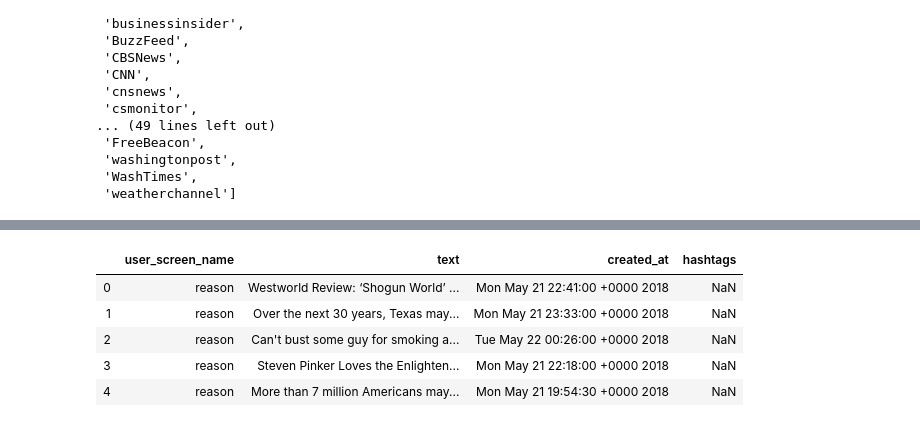
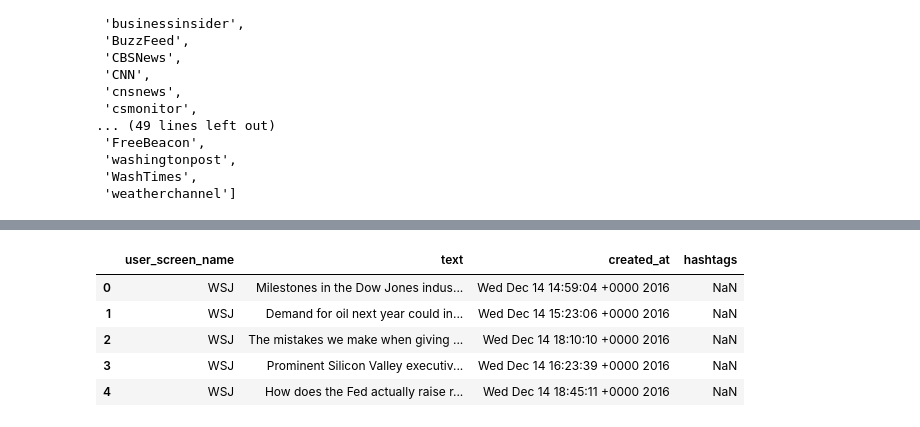
Before and after one commit to zchao3LA/MediaSentiment, a Jupyter notebook: code/MediaFilter.ipynb, the cells around one changed output, grey strips where cells are left out. Saved outputs shown, nothing was run; the diff lists cells and outputs as text; code cells hidden in the pictures.

```diff
--- a/code/MediaFilter.ipynb
+++ b/code/MediaFilter.ipynb
@@ -118,10 +140,10 @@ tweets_df_filtered.to_csv('../data/filtered_part6.csv',index=False)
 # %%
-df = pd.read_csv('../data/filtered_part6.csv')
+df = pd.read_csv('../data/filtered_part4.csv',lineterminator='\n')
 df.head(5)
 # %% [output]
 |  | user_screen_name | text | created_at | hashtags |
-| 0 | reason | Westworld Review: ‘Shogun World’ ... | Mon May 21 22:41:00 +0000 2018 | NaN |
-| 1 | reason | Over the next 30 years, Texas may... | Mon May 21 23:33:00 +0000 2018 | NaN |
-| 2 | reason | Can't bust some guy for smoking a... | Tue May 22 00:26:00 +0000 2018 | NaN |
-| 3 | reason | Steven Pinker Loves the Enlighten... | Mon May 21 22:18:00 +0000 2018 | NaN |
-| 4 | reason | More than 7 million Americans may... | Mon May 21 19:54:30 +0000 2018 | NaN |
+| 0 | WSJ | Milestones in the Dow Jones indus... | Wed Dec 14 14:59:04 +0000 2016 | NaN |
+| 1 | WSJ | Demand for oil next year could in... | Wed Dec 14 15:23:06 +0000 2016 | NaN |
+| 2 | WSJ | The mistakes we make when giving ... | Wed Dec 14 18:10:10 +0000 2016 | NaN |
+| 3 | WSJ | Prominent Silicon Valley executiv... | Wed Dec 14 16:23:39 +0000 2016 | NaN |
+| 4 | WSJ | How does the Fed actually raise r... | Wed Dec 14 18:45:11 +0000 2016 | NaN |
```
Also changed, not shown: parts of 9 cells of this notebook, 6 other files.
